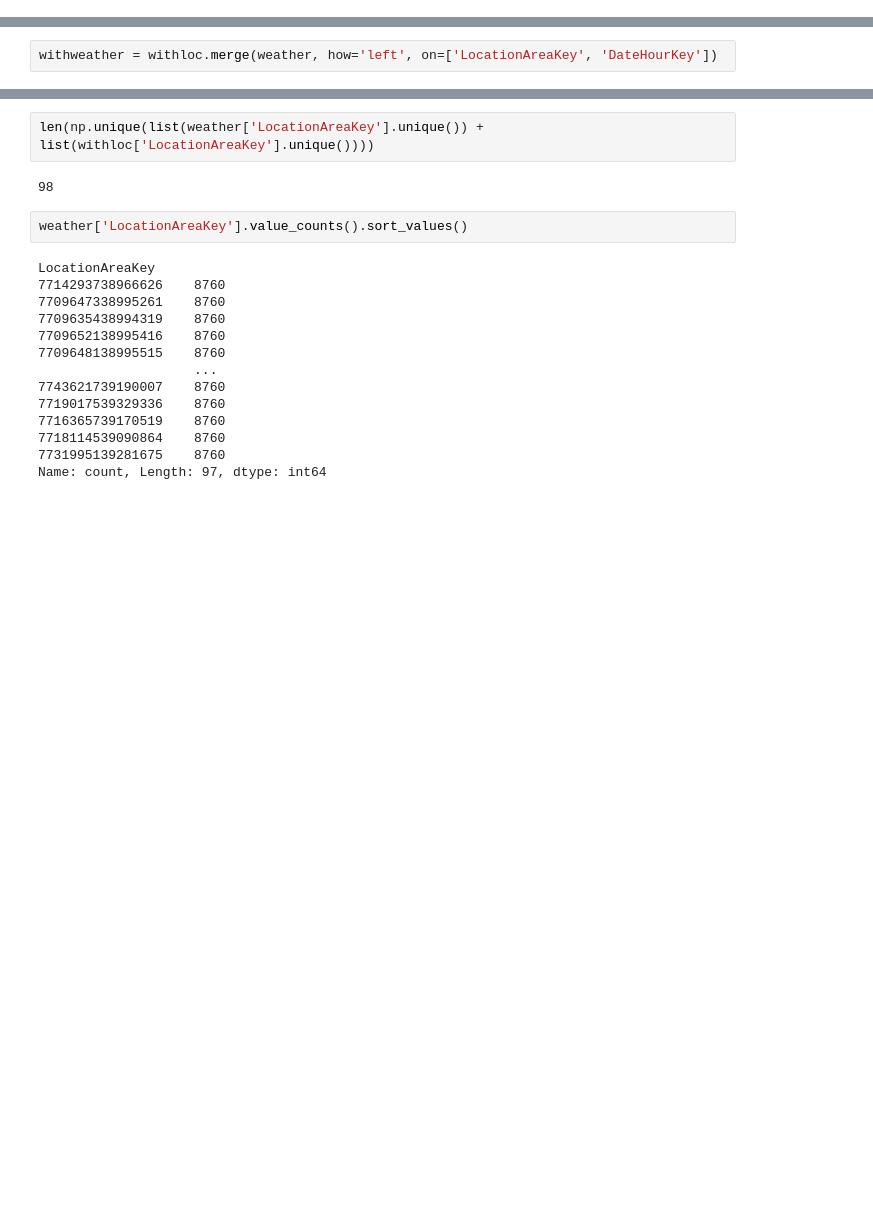
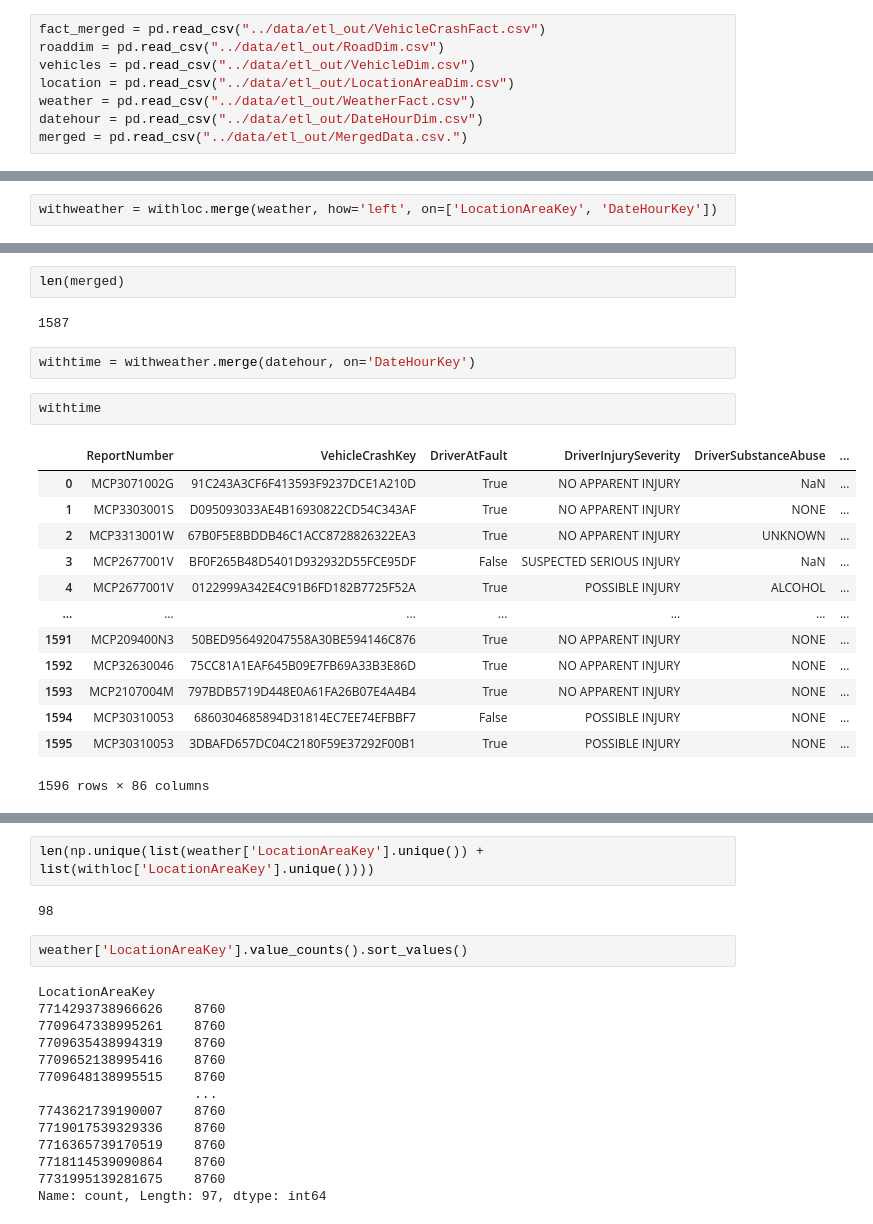
Before and after one commit to tymsoncyferki/vehicle-crashes-dwh, a Jupyter notebook: notebooks/merging_tests.ipynb, the cells around one changed output, grey strips where cells are left out. Saved outputs shown, nothing was run; the diff lists cells and outputs as text; blank space fills up the shorter version.

Commit message:
added weather, time, location to ETL

```diff
--- a/notebooks/merging_tests.ipynb
+++ b/notebooks/merging_tests.ipynb
@@ -9,6 +9,14 @@ vehicles = pd.read_csv("../data/dwh/VehicleDim.csv")
 location = pd.read_csv("../data/dwh/LocationAreaDim.csv")
 weather = pd.read_csv("../data/dwh/WeatherFact.csv")
 datehour = pd.read_csv("../data/dwh/DateHourDim.csv")
+# %%
+fact_merged = pd.read_csv("../data/etl_out/VehicleCrashFact.csv")
+roaddim = pd.read_csv("../data/etl_out/RoadDim.csv")
+vehicles = pd.read_csv("../data/etl_out/VehicleDim.csv")
+location = pd.read_csv("../data/etl_out/LocationAreaDim.csv")
+weather = pd.read_csv("../data/etl_out/WeatherFact.csv")
+datehour = pd.read_csv("../data/etl_out/DateHourDim.csv")
+merged = pd.read_csv("../data/etl_out/MergedData.csv.")
 # %%
 len(drivers)
 # %% [output]
@@ -92,0 +56,22 @@ withweather
+# %%
+len(merged)
+# %% [output]
+1587
+# %%
+withtime = withweather.merge(datehour, on='DateHourKey')
+# %%
+withtime
+# %% [output]
+|  | ReportNumber | VehicleCrashKey | DriverAtFault | DriverInjurySeverity | DriverSubstanceAbuse | ... |
+| 0 | MCP3071002G | 91C243A3CF6F413593F9237DCE1A210D | True | NO APPARENT INJURY | NaN | ... |
+| 1 | MCP3303001S | D095093033AE4B16930822CD54C343AF | True | NO APPARENT INJURY | NONE | ... |
+| 2 | MCP3313001W | 67B0F5E8BDDB46C1ACC8728826322EA3 | True | NO APPARENT INJURY | UNKNOWN | ... |
+| 3 | MCP2677001V | BF0F265B48D5401D932932D55FCE95DF | False | SUSPECTED SERIOUS INJURY | NaN | ... |
+| 4 | MCP2677001V | 0122999A342E4C91B6FD182B7725F52A | True | POSSIBLE INJURY | ALCOHOL | ... |
+| ... | ... | ... | ... | ... | ... | ... |
+| 1591 | MCP209400N3 | 50BED956492047558A30BE594146C876 | True | NO APPARENT INJURY | NONE | ... |
+| 1592 | MCP32630046 | 75CC81A1EAF645B09E7FB69A33B3E86D | True | NO APPARENT INJURY | NONE | ... |
+| 1593 | MCP2107004M | 797BDB5719D448E0A61FA26B07E4A4B4 | True | NO APPARENT INJURY | NONE | ... |
+| 1594 | MCP30310053 | 6860304685894D31814EC7EE74EFBBF7 | False | POSSIBLE INJURY | NONE | ... |
+| 1595 | MCP30310053 | 3DBAFD657DC04C2180F59E37292F00B1 | True | POSSIBLE INJURY | NONE | ... |
+1596 rows × 86 columns
```
Also changed, not shown: parts of 16 cells of this notebook, 15 other files.
